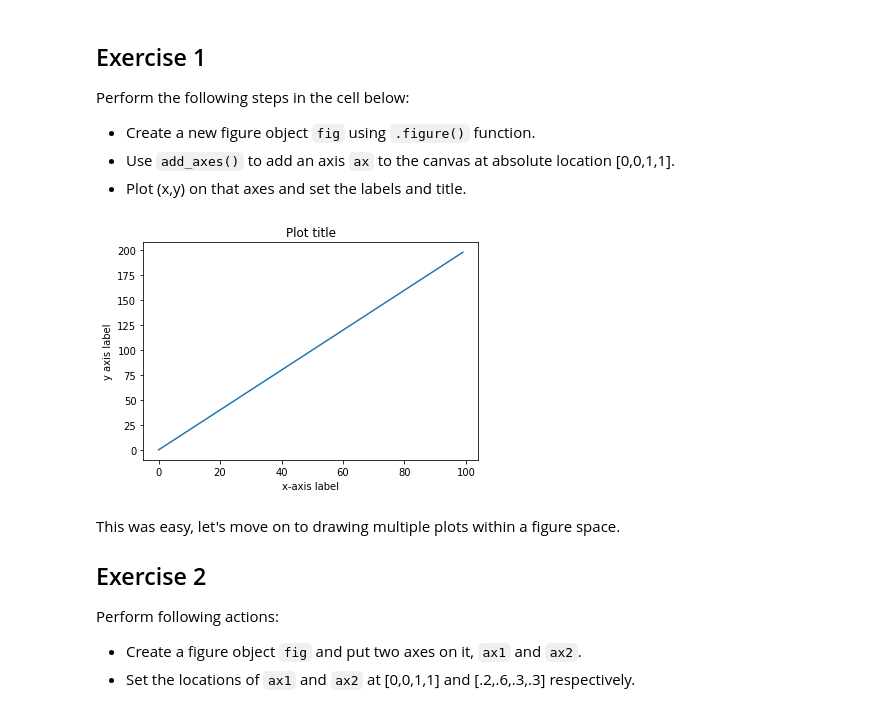
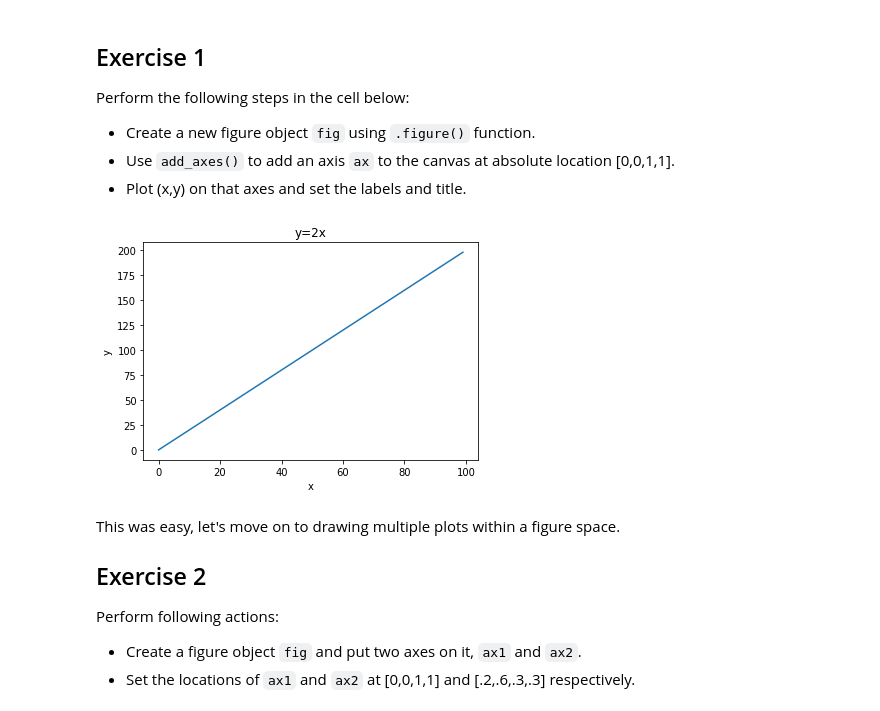
Before and after one commit to huntersapienza/dsc-1-03-13-customizing-visualizations-with-matplotlib-lab-online-ds-sp-000, a Jupyter notebook: index.ipynb, the cells around one changed output. Drawn from its saved outputs; the diff is of its cells as text; code cells hidden in the pictures.

```diff
--- a/index.ipynb
+++ b/index.ipynb
@@ -64,13 +64,13 @@ Perform the following steps in the cell below:
 # %%
 fig = plt.figure()
 ax = fig.add_subplot(111)
 ax.plot(x,y)
 ax.set_xlabel('x')
 ax.set_ylabel('y')
-ax.set_title('Plot title')
+ax.set_title('y=2x')
 plt.show()
 # %% [output]
-[figure, old version]
+[figure, new version]
 # %% [markdown]
 This was easy, let's move on to drawing multiple plots within a figure space.
 
```
